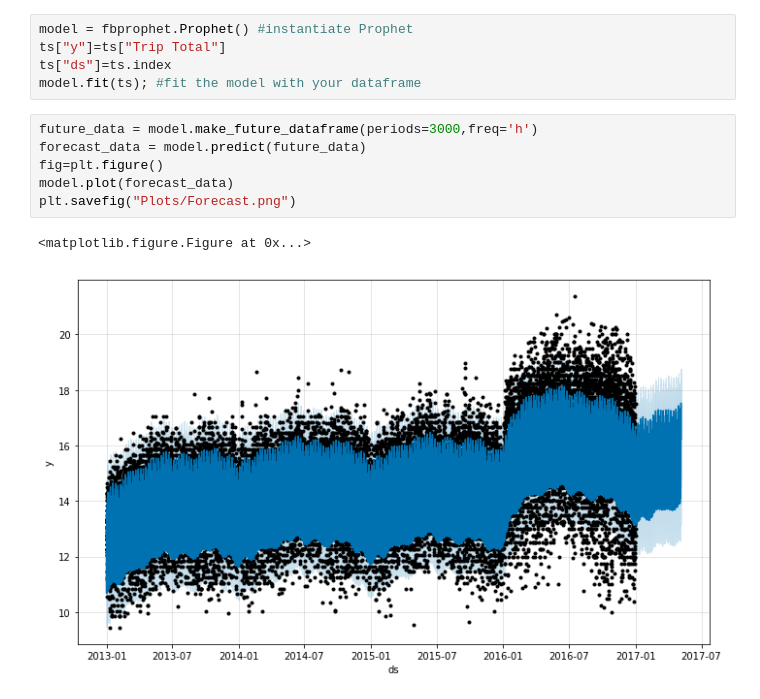
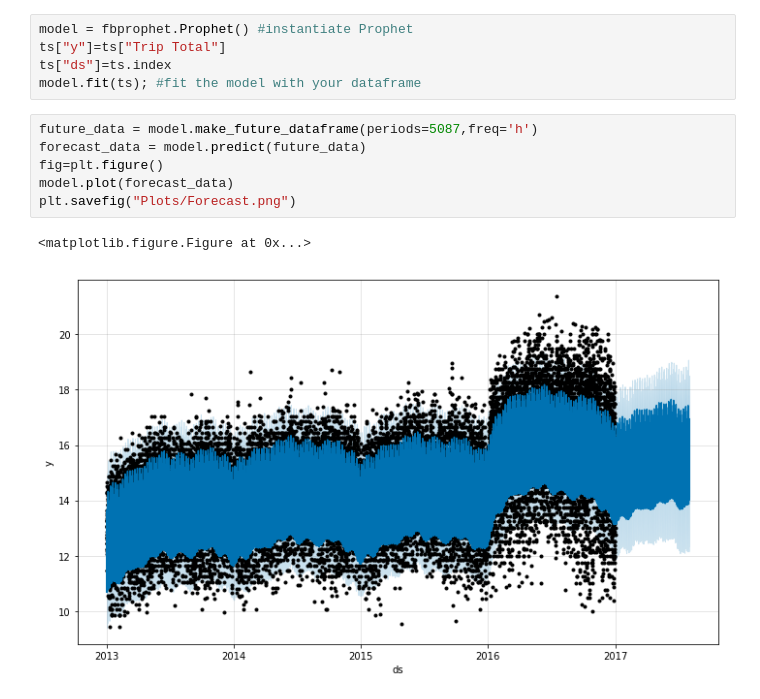
Before and after one commit to vineetgarg93/Chi-Town-Analytica, a Jupyter notebook: TSA.ipynb, the cells around one changed output. Cells and saved outputs as stored; diff of their text form.

```diff
--- a/TSA.ipynb
+++ b/TSA.ipynb
@@ -139,14 +139,14 @@ ts["y"]=ts["Trip Total"]
 ts["ds"]=ts.index
 model.fit(ts); #fit the model with your dataframe
 # %%
-future_data = model.make_future_dataframe(periods=3000,freq='h')
+future_data = model.make_future_dataframe(periods=5087,freq='h')
 forecast_data = model.predict(future_data)
 fig=plt.figure()
 model.plot(forecast_data)
 plt.savefig("Plots/Forecast.png")
 # %% [output]
 <matplotlib.figure.Figure at 0x...>
-[figure, old version]
+[figure, new version]
 # %%
 fig=plt.figure()
 model.plot_components(forecast_data)
```
Also changed, not shown: parts of 5 cells of this notebook, 3 other files.
